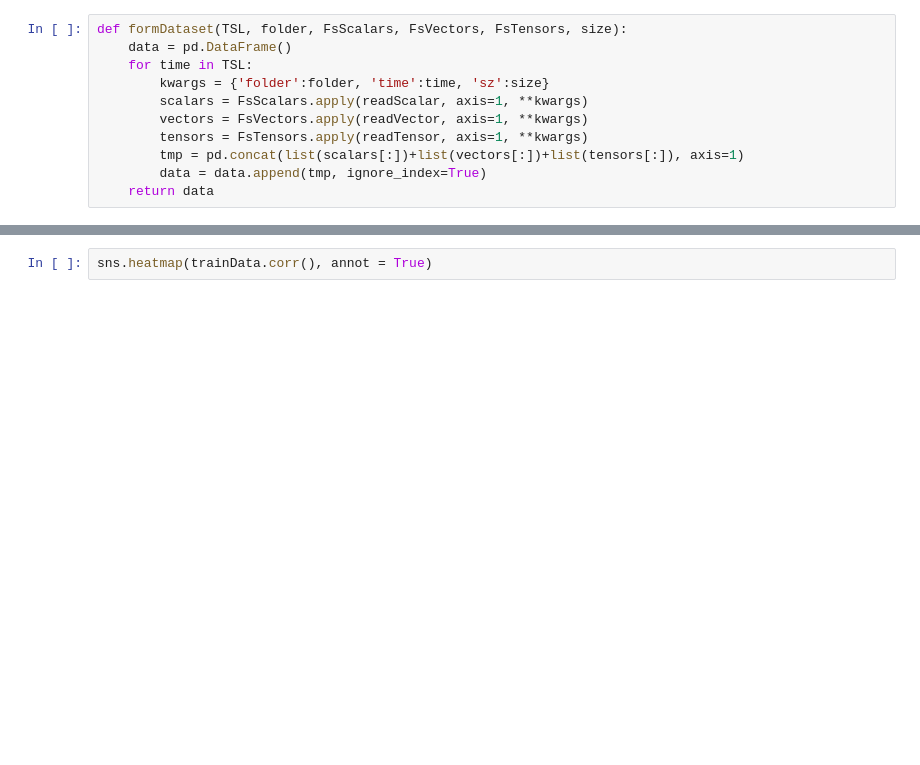
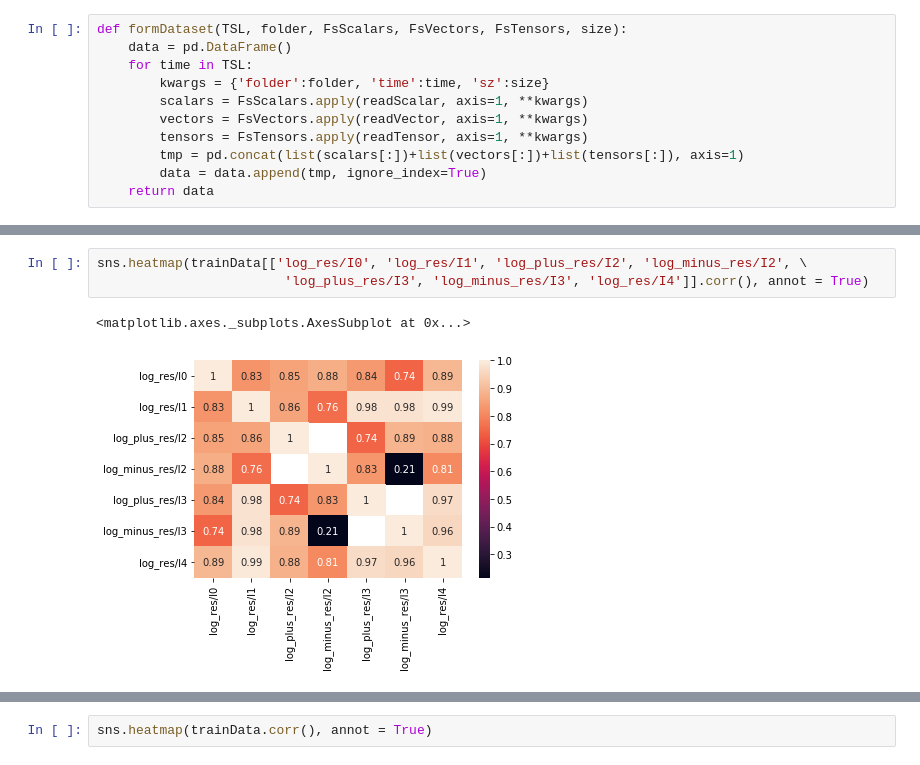
Before and after one commit to RomanovaDI/tbnnTurbulenceTraining, a Jupyter notebook: constantAngleSlopeDNS_U4e-1_A5_H1e-2_RANSsets/trainNN.ipynb, the cells around one changed output, grey strips where cells are left out. Saved outputs shown, nothing was run; the diff lists cells and outputs as text; blank space fills up the shorter version.

```diff
--- a/constantAngleSlopeDNS_U4e-1_A5_H1e-2_RANSsets/trainNN.ipynb
+++ b/constantAngleSlopeDNS_U4e-1_A5_H1e-2_RANSsets/trainNN.ipynb
@@ -77,0 +141,6 @@ Index(['alpha.water', 'res/alpha.water', 'res/p', 'res/I0', 'res/I1', 'res/I2',
+# %%
+sns.heatmap(trainData[['log_res/I0', 'log_res/I1', 'log_plus_res/I2', 'log_minus_res/I2', \
+                        'log_plus_res/I3', 'log_minus_res/I3', 'log_res/I4']].corr(), annot = True)
+# %% [output]
+<matplotlib.axes._subplots.AxesSubplot at 0x...>
+[figure, added]
```
Also changed, not shown: parts of 11 cells of this notebook.
